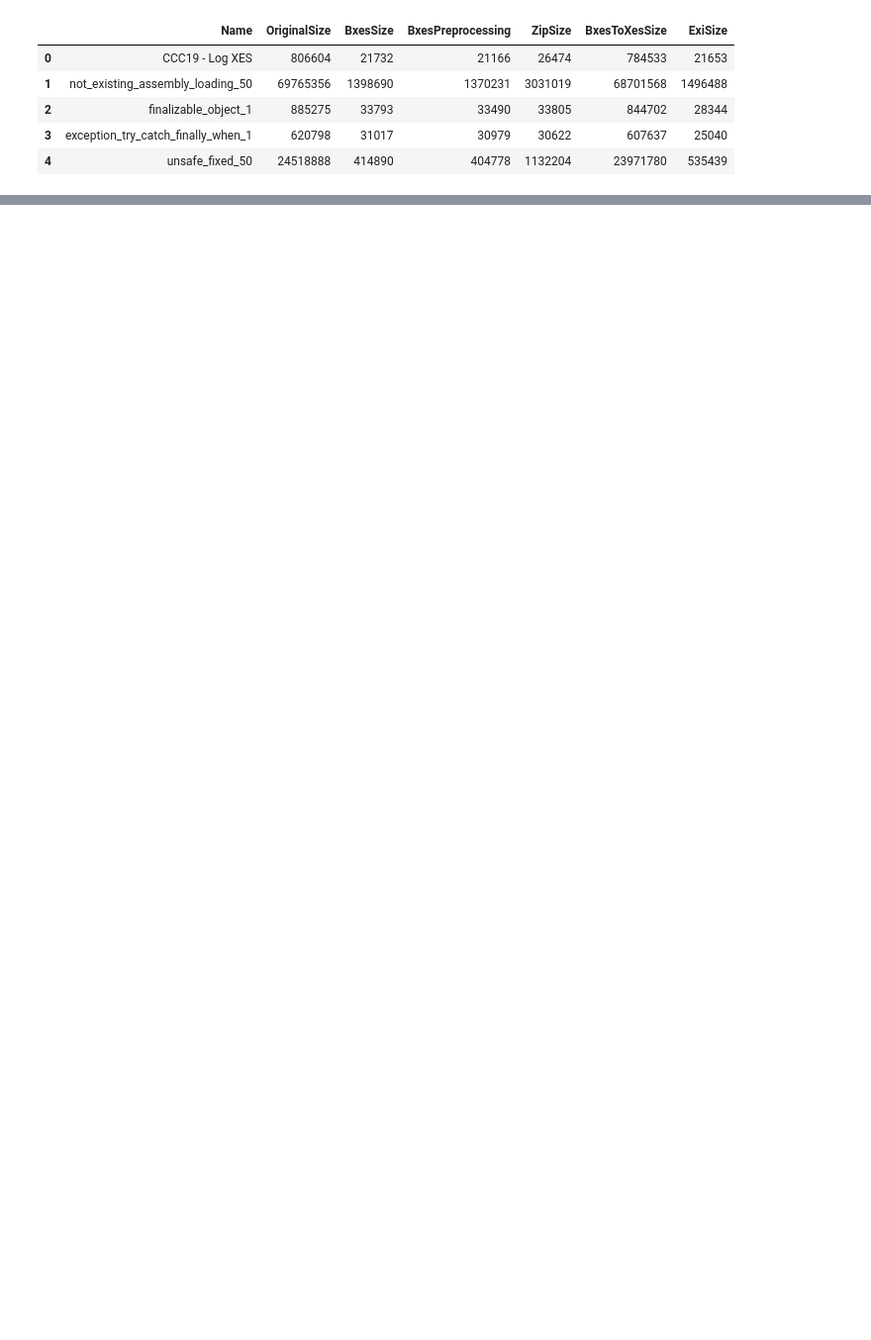
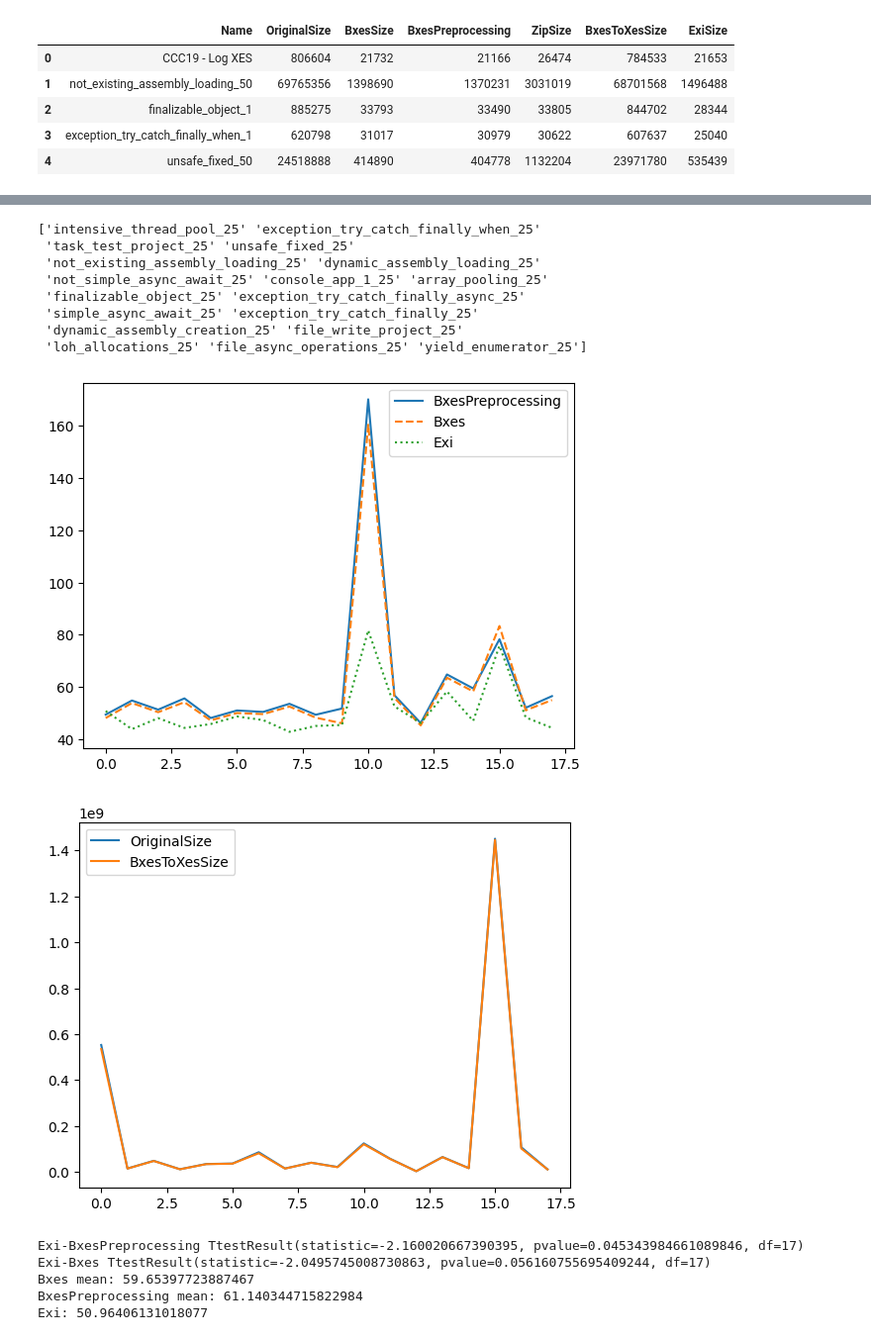
Before and after one commit to PM-IDE/bxes, a Jupyter notebook: research/main.ipynb, the cells around one changed output, grey strips where cells are left out. Shown: that part at 99% size. Cells and saved outputs as stored; diff of their text form; code cells hidden in the pictures; blank space fills up the shorter version.

```diff
--- a/research/main.ipynb
+++ b/research/main.ipynb
@@ -48,0 +107,21 @@ Exi: 47.36671226539508
+# %%
+def one_repeat_procfiler_logs_predicate(row):
+    return ('_25' in row['Name']) and 'BPI' not in row['Name']
+
+test_hypothesis_filtered_df(df, one_repeat_procfiler_logs_predicate)
+# %% [output]
+['intensive_thread_pool_25' 'exception_try_catch_finally_when_25'
+ 'task_test_project_25' 'unsafe_fixed_25'
+ 'not_existing_assembly_loading_25' 'dynamic_assembly_loading_25'
+ 'not_simple_async_await_25' 'console_app_1_25' 'array_pooling_25'
+ 'finalizable_object_25' 'exception_try_catch_finally_async_25'
+ 'simple_async_await_25' 'exception_try_catch_finally_25'
+ 'dynamic_assembly_creation_25' 'file_write_project_25'
+ 'loh_allocations_25' 'file_async_operations_25' 'yield_enumerator_25']
+[figure, added]
+[figure, added]
+Exi-BxesPreprocessing TtestResult(statistic=-2.160020667390395, pvalue=0.045343984661089846, df=17)
+Exi-Bxes TtestResult(statistic=-2.0495745008730863, pvalue=0.056160755695409244, df=17)
+Bxes mean: 59.65397723887467
+BxesPreprocessing mean: 61.140344715822984
+Exi: 50.96406131018077
```
Also changed, not shown: parts of 8 cells of this notebook.
